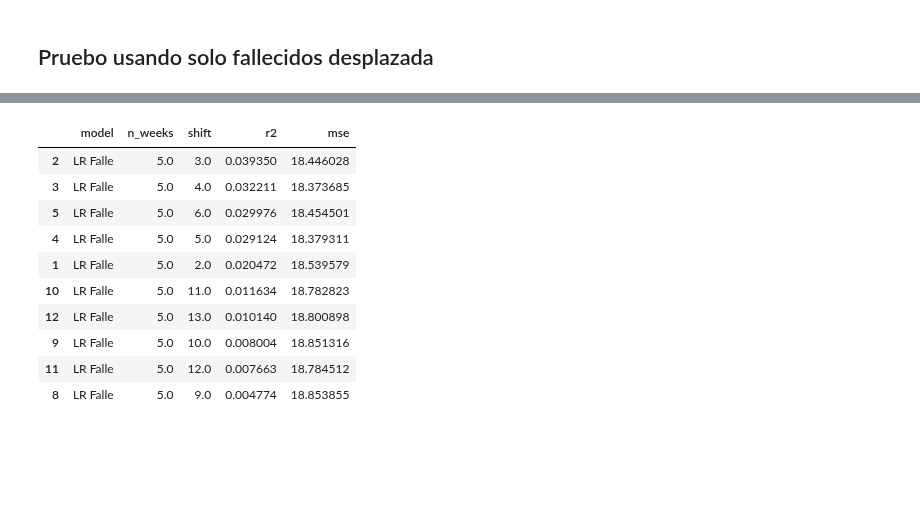
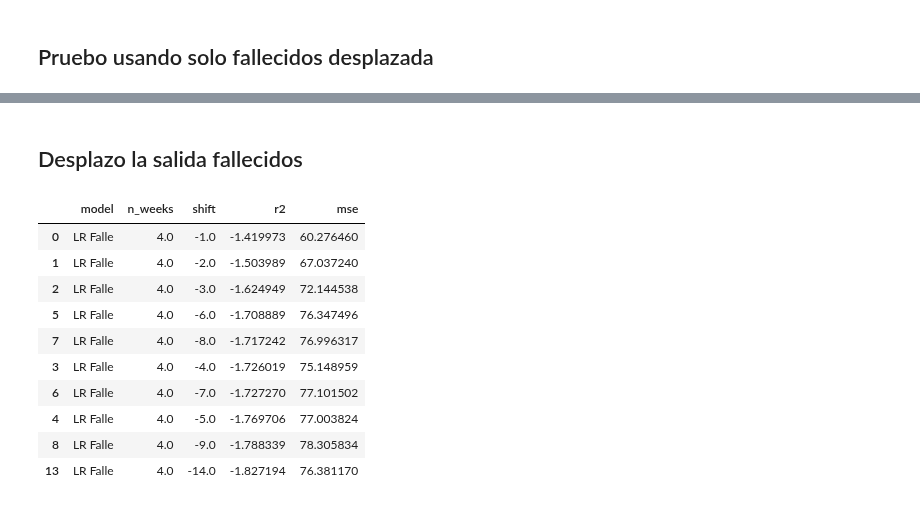
Before and after one commit to tomiambro/clusterai2020_grupo1, a Jupyter notebook: modelos_tomi.ipynb, the cells around one changed output, grey strips where cells are left out. Cells and saved outputs as stored; diff of their text form; code cells hidden in the pictures; blank space fills up the shorter version.

Commit message:
Agrego notebook nueva con modelos usando TimeSeriesSplit y prediciendo valores futuros

```diff
--- a/modelos_tomi.ipynb
+++ b/modelos_tomi.ipynb
@@ -399,8 +402,8 @@ res_weeks.sort_values('r2', ascending=False)
 ## Pruebo usando solo fallecidos desplazada
 # %%
 df_falle = df.copy()
-df_falle['shift'] = df.fallecidos.shift(1, fill_value=0)
+df_falle['shift'] = df.fallecidos.shift(-1, fill_value=0)
 df_falle = df_falle[['fallecidos', 'shift']]
-df_falle.tail(10)
+df_falle.head(10)
 # %% [output]
 |  | fallecidos | shift |
@@ -427,7 +423,7 @@ cols_to_shift.remove('fallecidos')
 # %%
 res_falle = pd.DataFrame({'model':[], 'n_weeks':[], 'shift':[], 'r2':[], 'mse':[]})
 # %%
-n_weeks = 6
+n_weeks = 4
 start = 0
 middle = 7 * n_weeks - 1
 end = 7 * n_weeks + 7 - 1
@@ -434,46 +476,55 @@ end = 7 * n_weeks + 7 - 1
+# %% [markdown]
+## Desplazo la salida fallecidos
+# %%
+res_falle = pd.DataFrame({'model':[], 'n_weeks':[], 'shift':[], 'r2':[], 'mse':[]})
+# %%
+n_weeks = 4
+start = 0
+middle = 7 * n_weeks - 1
+end = 7 * n_weeks + 7 - 1
 # %%
 r2 = np.array([])
 mse = np.array([])
-models = {'LR': LinearRegression(n_jobs=5)} #'KNR': KNeighborsRegressor(n_jobs=5), 'SVR': SVR()}
+models = {'LR': Ridge(alpha=500)} #'KNR': KNeighborsRegressor(n_jobs=5), 'SVR': SVR()}
 
 for i in range(1, 32, 1):
 
     df_falle = df_aux.copy()
-    df_falle['shift'] = df_aux.fallecidos.shift(i, fill_value=0)
+    df_falle['shift'] = df_aux.fallecidos.shift(-i, fill_value=0)
     df_falle = df_falle[['shift', *cols]]
 
     for name, m in models.items():  # Para cada modelo en la lista de modelos correr lo siguiente
 
         for delta in range(0, df_falle.shape[0] - n_weeks * 7, 1):
             # Armo una ventana de n_weeks de ancho que uso para entrenar los modelos
             # Esa ventana se va corriendo de a un dia a la vez
 
-            xtrain = df_falle.loc[delta:middle + delta].drop(['fallecidos'], axis = 1)
-            ytrain = df_falle.loc[delta:middle + delta, 'fallecidos']
+            xtrain = df_falle.loc[delta:middle + delta].drop(['shift'], axis = 1)
+            ytrain = df_falle.loc[delta:middle + delta, 'shift']
 
-            xtest = df_falle.loc[middle + delta:end + delta].drop(['fallecidos'], axis = 1)
-            ytest = df_falle.loc[middle + delta:end + delta, 'fallecidos']
+            xtest = df_falle.loc[middle + delta:end + delta].drop(['shift'], axis = 1)
+            ytest = df_falle.loc[middle + delta:end + delta, 'shift']
 
 
             aux_r2, aux_mse = get_r2(xtrain, xtest, ytrain, ytest, m)
 
             # Una vez que entrene el modelo con esas entradas y calcule sus metricas las guardo en un array
             r2 = np.append(r2, aux_r2)
             mse = np.append(mse, aux_mse)
 
         # Evaluo que tan bien hizo cada modelo a lo largo de las semanas calculando la media de las metricas obtenidas
-        res_falle = res_falle.append({'model':f'{name} Falle', 'r2':r2.mean(), 'shift':i, 'mse': mse.mean(), 'n_weeks': n_weeks}, ignore_index=True)
+        res_falle = res_falle.append({'model':f'{name} Falle', 'r2':r2.mean(), 'shift':-i, 'mse': mse.mean(), 'n_weeks': n_weeks}, ignore_index=True)
 
 res_falle.sort_values('r2', ascending=False).head(10)
 # %% [output]
 |  | model | n_weeks | shift | r2 | mse |
-| 2 | LR Falle | 5.0 | 3.0 | 0.039350 | 18.446028 |
-| 3 | LR Falle | 5.0 | 4.0 | 0.032211 | 18.373685 |
-| 5 | LR Falle | 5.0 | 6.0 | 0.029976 | 18.454501 |
-| 4 | LR Falle | 5.0 | 5.0 | 0.029124 | 18.379311 |
-| 1 | LR Falle | 5.0 | 2.0 | 0.020472 | 18.539579 |
-| 10 | LR Falle | 5.0 | 11.0 | 0.011634 | 18.782823 |
-| 12 | LR Falle | 5.0 | 13.0 | 0.010140 | 18.800898 |
-| 9 | LR Falle | 5.0 | 10.0 | 0.008004 | 18.851316 |
-| 11 | LR Falle | 5.0 | 12.0 | 0.007663 | 18.784512 |
-| 8 | LR Falle | 5.0 | 9.0 | 0.004774 | 18.853855 |
+| 0 | LR Falle | 4.0 | -1.0 | -1.419973 | 60.276460 |
+| 1 | LR Falle | 4.0 | -2.0 | -1.503989 | 67.037240 |
+| 2 | LR Falle | 4.0 | -3.0 | -1.624949 | 72.144538 |
+| 5 | LR Falle | 4.0 | -6.0 | -1.708889 | 76.347496 |
+| 7 | LR Falle | 4.0 | -8.0 | -1.717242 | 76.996317 |
+| 3 | LR Falle | 4.0 | -4.0 | -1.726019 | 75.148959 |
+| 6 | LR Falle | 4.0 | -7.0 | -1.727270 | 77.101502 |
+| 4 | LR Falle | 4.0 | -5.0 | -1.769706 | 77.003824 |
+| 8 | LR Falle | 4.0 | -9.0 | -1.788339 | 78.305834 |
+| 13 | LR Falle | 4.0 | -14.0 | -1.827194 | 76.381170 |
```
Also changed, not shown: parts of 11 cells of this notebook, 2 other files.
